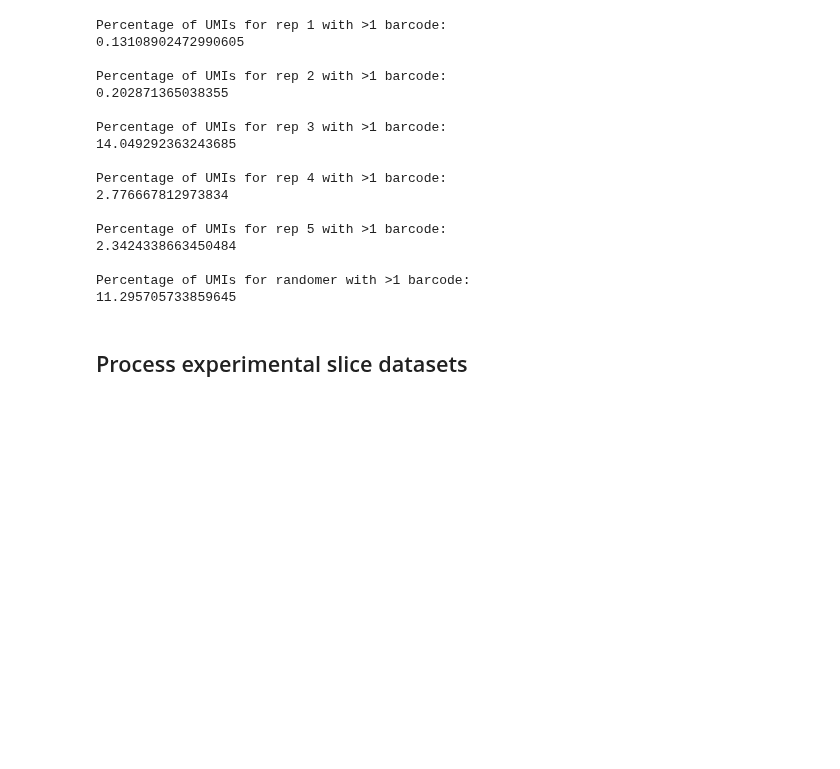
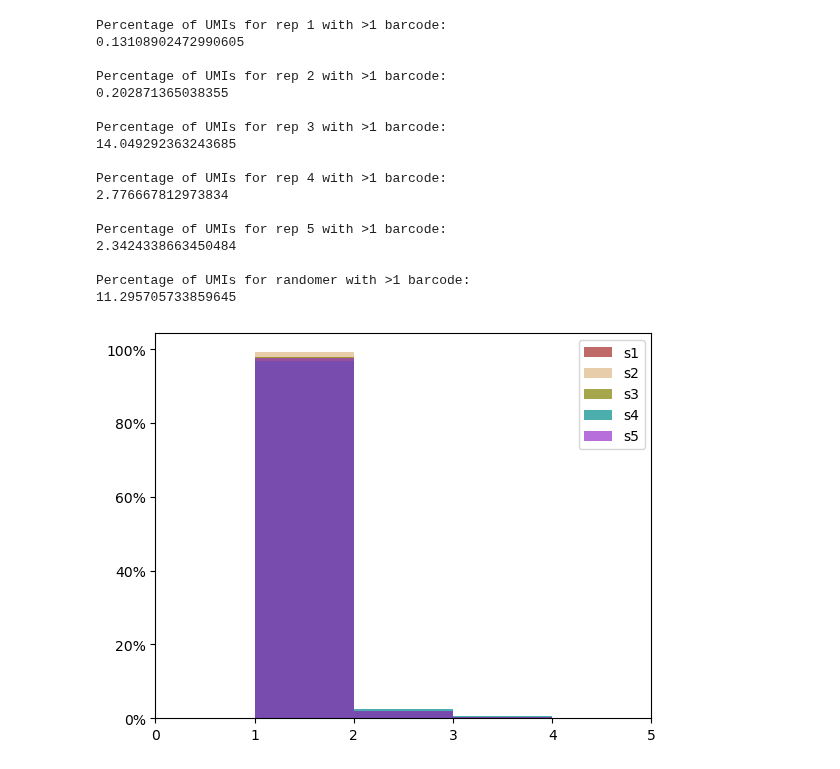
Before and after one commit to MEUrbanek/rabies_barcode_tech, a Jupyter notebook: scripts/06_template_switching.ipynb, the cells around one changed output. Drawn from its saved outputs; the diff is of its cells as text; code cells hidden in the pictures; blank space fills up the shorter version.

Commit message:
Added slice datasets from workstation

```diff
--- a/scripts/06_template_switching.ipynb
+++ b/scripts/06_template_switching.ipynb
@@ -168,5 +229,22 @@ Percentage of UMIs for rep 5 with >1 barcode:
 
 Percentage of UMIs for randomer with >1 barcode:
 11.295705733859645
-# %% [markdown]
-## Process experimental slice datasets
+# %%
+#Real slices
+plt.figure().set_figheight(5)
+plt.hist(s1['barcode'], bins=np.arange(0,s1['barcode'].max() + 5,1), color='brown', alpha=0.7, label='s1', weights=np.ones(len(s1['barcode']))/ len(s1['barcode']))
+plt.hist(s2['barcode'], bins=np.arange(0,s2['barcode'].max() + 5,1), color='burlywood', alpha=0.7, label='s2', weights=np.ones(len(s2['barcode']))/ len(s2['barcode']))
+plt.hist(s3['barcode'], bins=np.arange(0,s3['barcode'].max() + 5,1), color='olive', alpha=0.7, label='s3', weights=np.ones(len(s3['barcode']))/ len(s3['barcode']))
+plt.hist(s4['barcode'], bins=np.arange(0,s4['barcode'].max() + 5,1), color='darkcyan', alpha=0.7, label='s4', weights=np.ones(len(s4['barcode']))/ len(s4['barcode']))
+plt.hist(s5['barcode'], bins=np.arange(0,s5['barcode'].max() + 5,1), color='darkorchid', alpha=0.7, label='s5', weights=np.ones(len(s5['barcode']))/ len(s5['barcode']))
+
+
+plt.gca().yaxis.set_major_formatter(PercentFormatter(1))
+plt.xlabel='Barcodes per UMI'
+plt.xlim([0,5])
+#plt.yscale('log')
+plt.legend()
+plt.savefig('sad_template_switching.pdf', bbox_inches='tight', format='pdf')
+plt.show()
+# %% [output]
+[figure, added]
```
Also changed, not shown: parts of 9 cells of this notebook.
